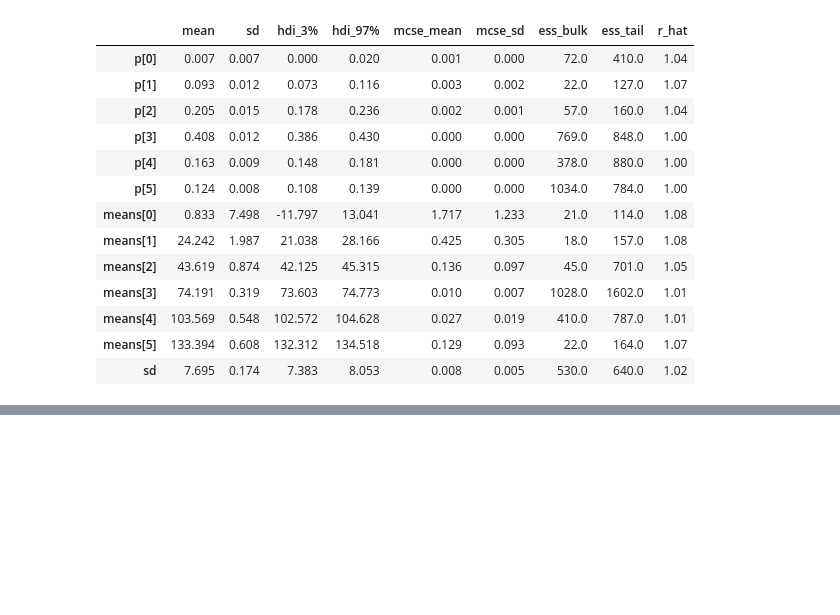
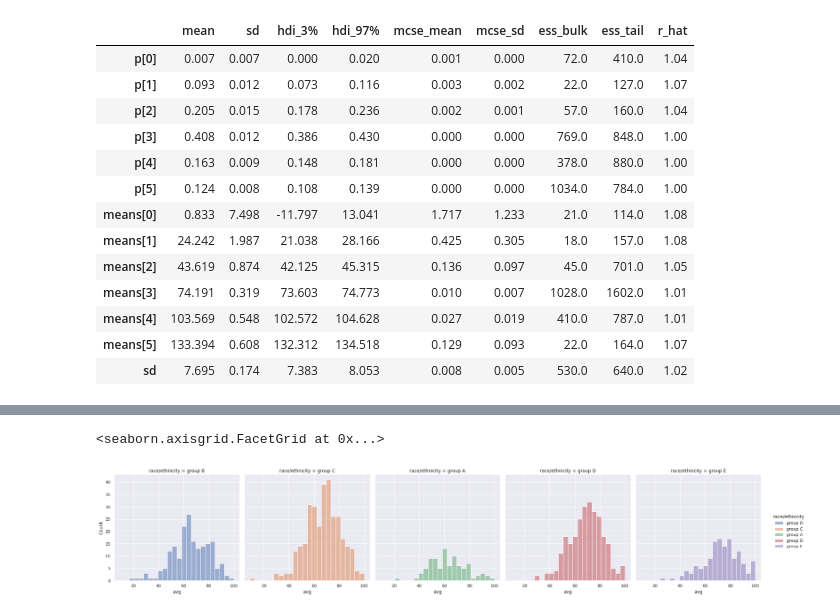
Before and after one commit to atharvakale31/PR_ML, a Jupyter notebook: Mixture_Models_Implementation.ipynb, the cells around one changed output, grey strips where cells are left out. Cells and saved outputs as stored; diff of their text form; code cells hidden in the pictures; blank space fills up the shorter version.

```diff
--- a/Mixture_Models_Implementation.ipynb
+++ b/Mixture_Models_Implementation.ipynb
@@ -248,0 +262,5 @@ covid.shift().fillna(0)
+# %%
+sns.displot(data=score,x='avg',hue='race/ethnicity',col='race/ethnicity')
+# %% [output]
+<seaborn.axisgrid.FacetGrid at 0x...>
+[figure, added]
```
Also changed, not shown: parts of 8 cells of this notebook.
